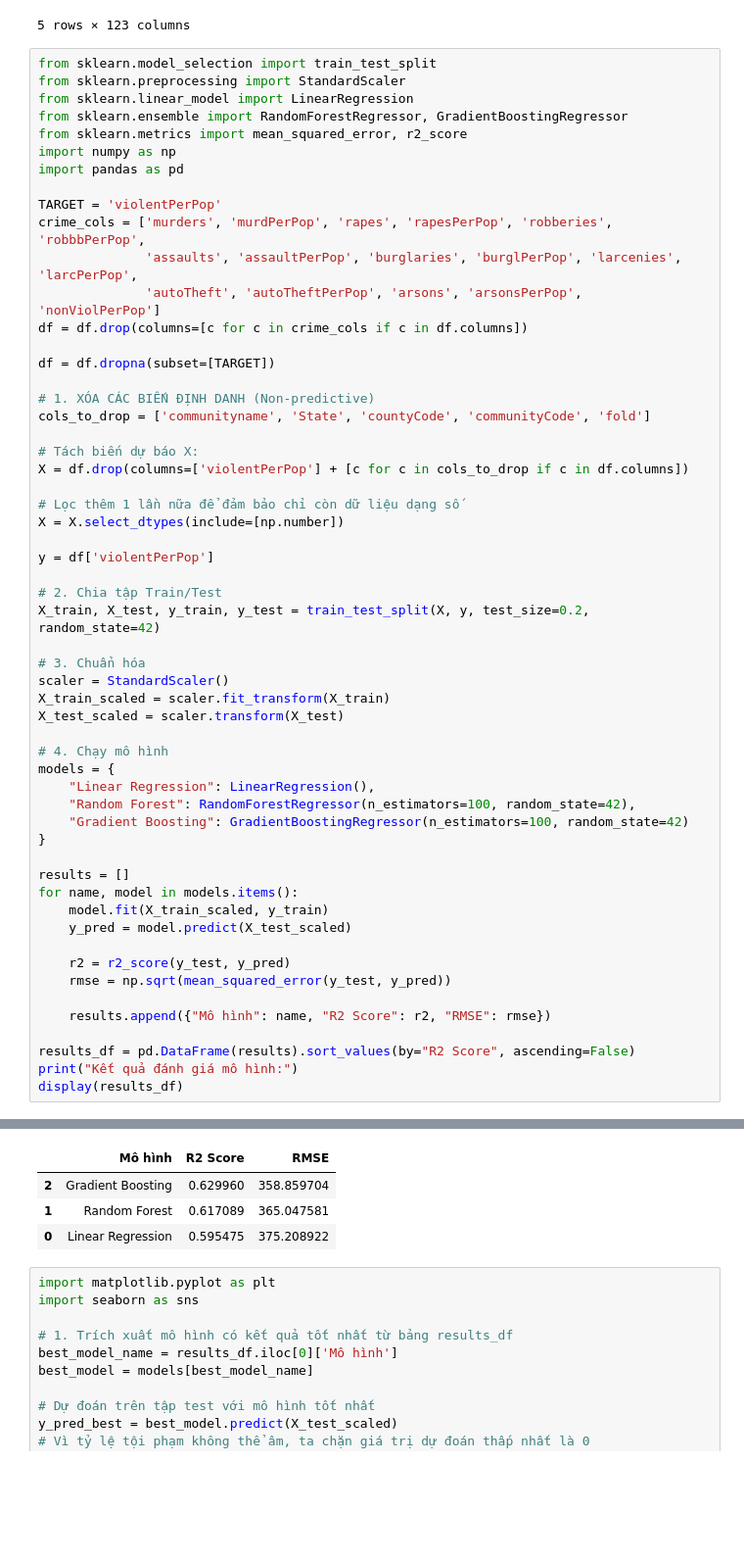
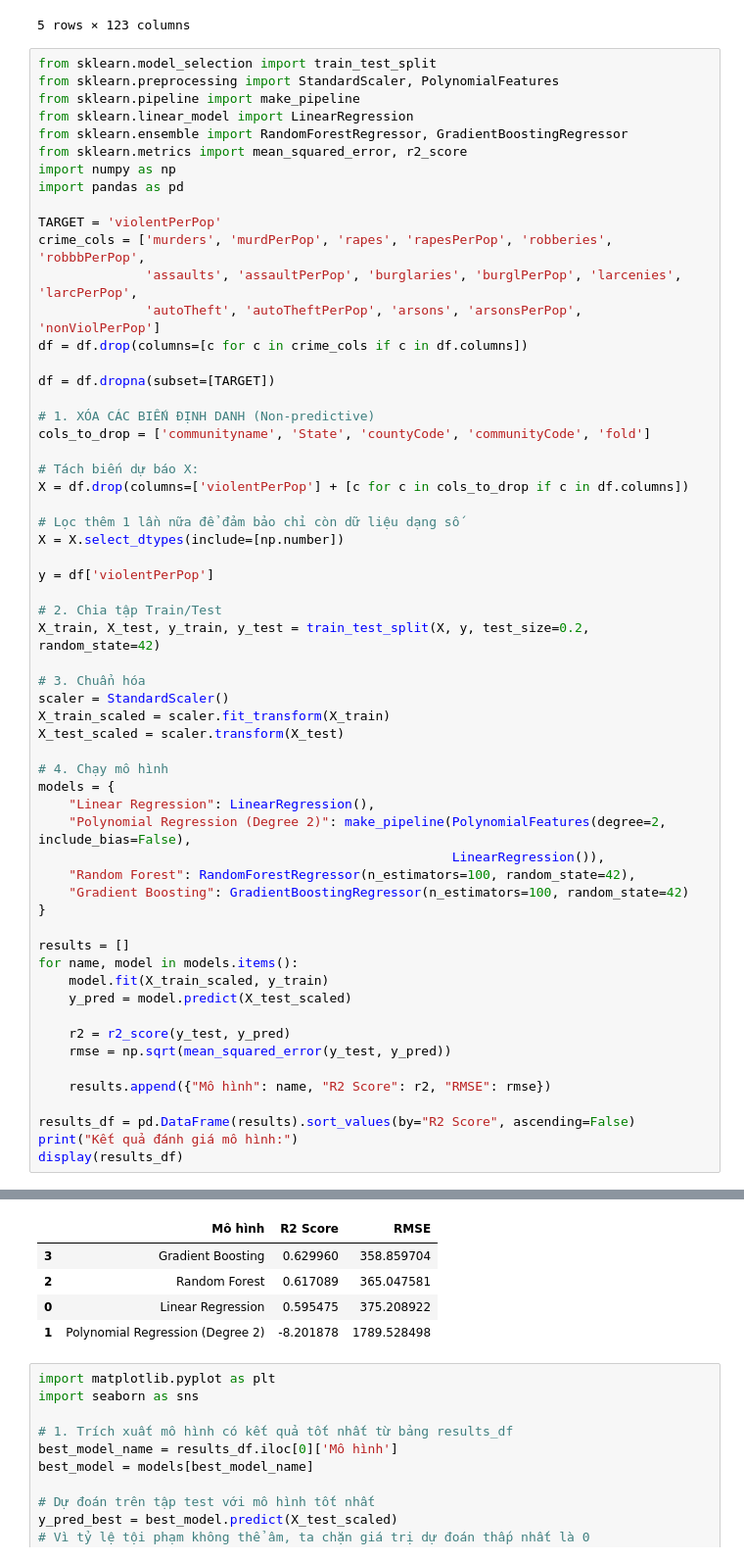
Before and after one commit to huongngh/crime-analysis, a Jupyter notebook: notebooks/03_modelling.ipynb, the cells around one changed output, grey strips where cells are left out. Shown at 98% size. Saved outputs shown, nothing was run; the diff lists cells and outputs as text; blank space fills up the shorter version.

Commit message:
feat: Add Polynomial Regresion model for prediction

```diff
--- a/notebooks/03_modelling.ipynb
+++ b/notebooks/03_modelling.ipynb
@@ -36,7 +36,8 @@ Tải dữ liệu thành công! Kích thước dữ liệu: (1994, 123)
 5 rows × 123 columns
 # %%
 from sklearn.model_selection import train_test_split
-from sklearn.preprocessing import StandardScaler
+from sklearn.preprocessing import StandardScaler, PolynomialFeatures
+from sklearn.pipeline import make_pipeline
 from sklearn.linear_model import LinearRegression
 from sklearn.ensemble import RandomForestRegressor, GradientBoostingRegressor
 from sklearn.metrics import mean_squared_error, r2_score
@@ -66,36 +67,39 @@ y = df['violentPerPop']
 X_train, X_test, y_train, y_test = train_test_split(X, y, test_size=0.2, random_state=42)
 
 # 3. Chuẩn hóa
 scaler = StandardScaler()
 X_train_scaled = scaler.fit_transform(X_train)
 X_test_scaled = scaler.transform(X_test)
 
 # 4. Chạy mô hình
 models = {
     "Linear Regression": LinearRegression(),
+    "Polynomial Regression (Degree 2)": make_pipeline(PolynomialFeatures(degree=2, include_bias=False),
+                                                      LinearRegression()),
     "Random Forest": RandomForestRegressor(n_estimators=100, random_state=42),
     "Gradient Boosting": GradientBoostingRegressor(n_estimators=100, random_state=42)
 }
 
 results = []
 for name, model in models.items():
     model.fit(X_train_scaled, y_train)
     y_pred = model.predict(X_test_scaled)
 
     r2 = r2_score(y_test, y_pred)
     rmse = np.sqrt(mean_squared_error(y_test, y_pred))
 
     results.append({"Mô hình": name, "R2 Score": r2, "RMSE": rmse})
 
 results_df = pd.DataFrame(results).sort_values(by="R2 Score", ascending=False)
 print("Kết quả đánh giá mô hình:")
 display(results_df)
 # %% [output]
 Kết quả đánh giá mô hình:
 |  | Mô hình | R2 Score | RMSE |
-| 2 | Gradient Boosting | 0.629960 | 358.859704 |
-| 1 | Random Forest | 0.617089 | 365.047581 |
+| 3 | Gradient Boosting | 0.629960 | 358.859704 |
+| 2 | Random Forest | 0.617089 | 365.047581 |
 | 0 | Linear Regression | 0.595475 | 375.208922 |
+| 1 | Polynomial Regression (Degree 2) | -8.201878 | 1789.528498 |
 # %%
 import matplotlib.pyplot as plt
 import seaborn as sns
```
Also changed, not shown: parts of 1 cell of this notebook.
